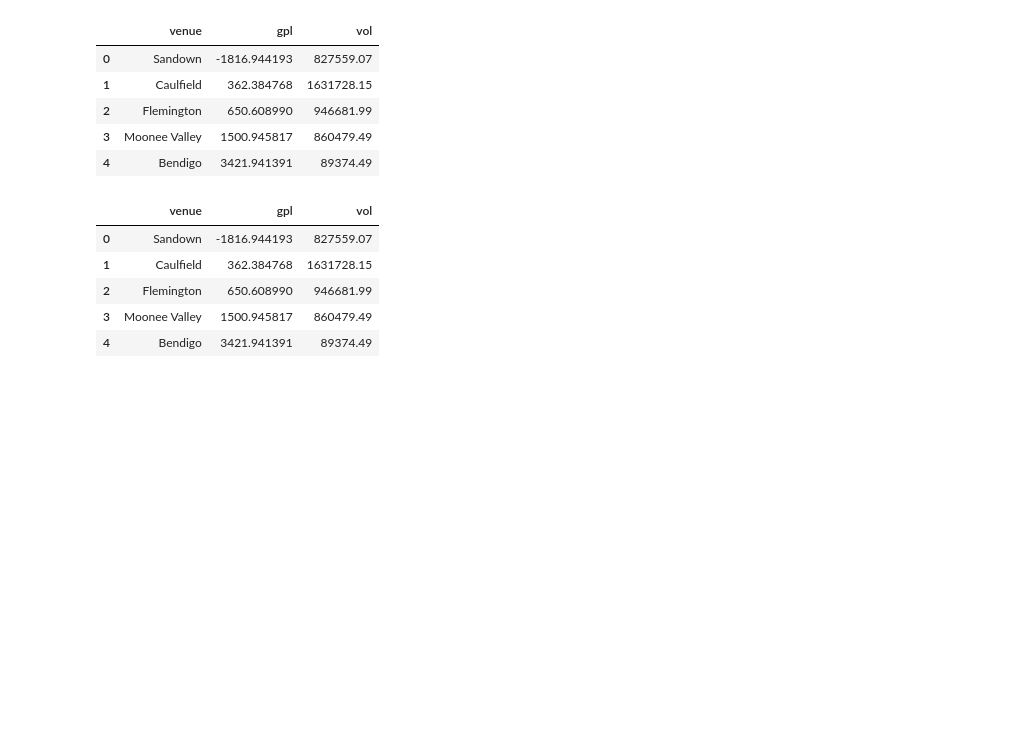
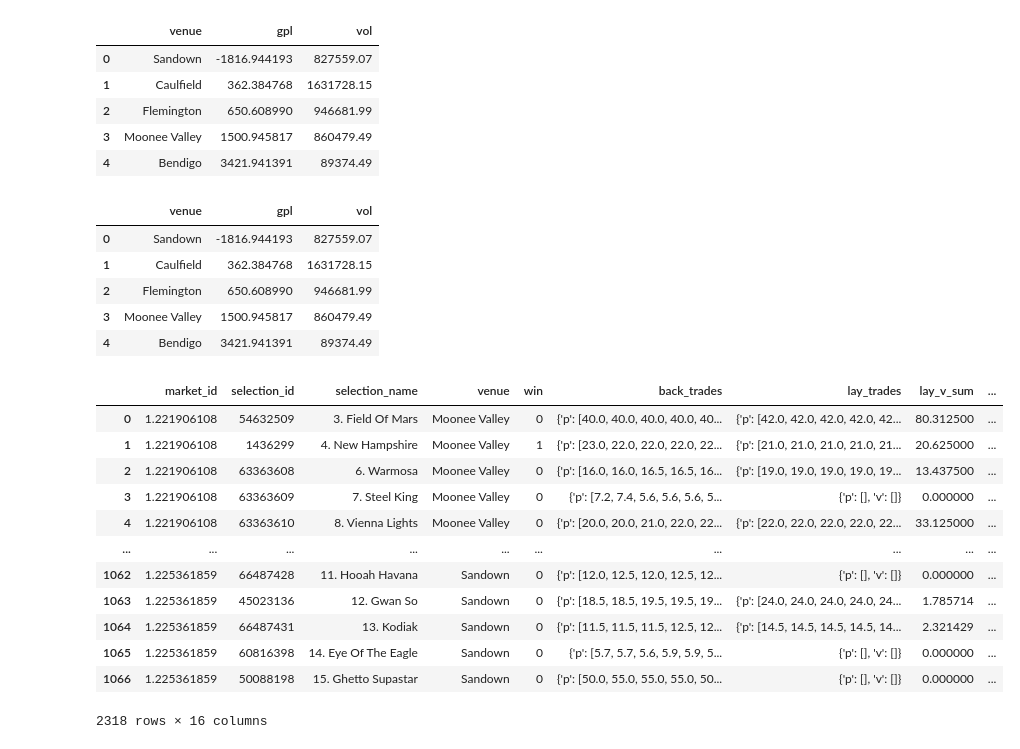
Before and after one commit to madmage9999/FINS3666, a Jupyter notebook: result_viz_vic.ipynb, the cells around one changed output. Saved outputs shown, nothing was run; the diff lists cells and outputs as text; code cells hidden in the pictures; blank space fills up the shorter version.

```diff
--- a/result_viz_vic.ipynb
+++ b/result_viz_vic.ipynb
@@ -165,3 +165,22 @@ fig.update_layout(width=1300, height=600)
 fig.update_xaxes(tickfont=dict(size=8))
 
 fig.show()
+# %%
+n = 5 # top and bottom 5
+signif_venues = pd.concat([venue_summary.head(n), venue_summary.tail(n)])['venue'].tolist()
+signif_summary = summary[(summary['venue'].isin(signif_venues))]
+signif_summary
+# %% [output]
+|  | market_id | selection_id | selection_name | venue | win | back_trades | lay_trades | lay_v_sum | ... |
+| 0 | 1.221906108 | 54632509 | 3. Field Of Mars | Moonee Valley | 0 | {'p': [40.0, 40.0, 40.0, 40.0, 40... | {'p': [42.0, 42.0, 42.0, 42.0, 42... | 80.312500 | ... |
+| 1 | 1.221906108 | 1436299 | 4. New Hampshire | Moonee Valley | 1 | {'p': [23.0, 22.0, 22.0, 22.0, 22... | {'p': [21.0, 21.0, 21.0, 21.0, 21... | 20.625000 | ... |
+| 2 | 1.221906108 | 63363608 | 6. Warmosa | Moonee Valley | 0 | {'p': [16.0, 16.0, 16.5, 16.5, 16... | {'p': [19.0, 19.0, 19.0, 19.0, 19... | 13.437500 | ... |
+| 3 | 1.221906108 | 63363609 | 7. Steel King | Moonee Valley | 0 | {'p': [7.2, 7.4, 5.6, 5.6, 5.6, 5... | {'p': [], 'v': []} | 0.000000 | ... |
+| 4 | 1.221906108 | 63363610 | 8. Vienna Lights | Moonee Valley | 0 | {'p': [20.0, 20.0, 21.0, 22.0, 22... | {'p': [22.0, 22.0, 22.0, 22.0, 22... | 33.125000 | ... |
+| ... | ... | ... | ... | ... | ... | ... | ... | ... | ... |
+| 1062 | 1.225361859 | 66487428 | 11. Hooah Havana | Sandown | 0 | {'p': [12.0, 12.5, 12.0, 12.5, 12... | {'p': [], 'v': []} | 0.000000 | ... |
+| 1063 | 1.225361859 | 45023136 | 12. Gwan So | Sandown | 0 | {'p': [18.5, 18.5, 19.5, 19.5, 19... | {'p': [24.0, 24.0, 24.0, 24.0, 24... | 1.785714 | ... |
+| 1064 | 1.225361859 | 66487431 | 13. Kodiak | Sandown | 0 | {'p': [11.5, 11.5, 11.5, 12.5, 12... | {'p': [14.5, 14.5, 14.5, 14.5, 14... | 2.321429 | ... |
+| 1065 | 1.225361859 | 60816398 | 14. Eye Of The Eagle | Sandown | 0 | {'p': [5.7, 5.7, 5.6, 5.9, 5.9, 5... | {'p': [], 'v': []} | 0.000000 | ... |
+| 1066 | 1.225361859 | 50088198 | 15. Ghetto Supastar | Sandown | 0 | {'p': [50.0, 55.0, 55.0, 55.0, 50... | {'p': [], 'v': []} | 0.000000 | ... |
+2318 rows × 16 columns
```
Also changed, not shown: parts of 5 cells of this notebook.
